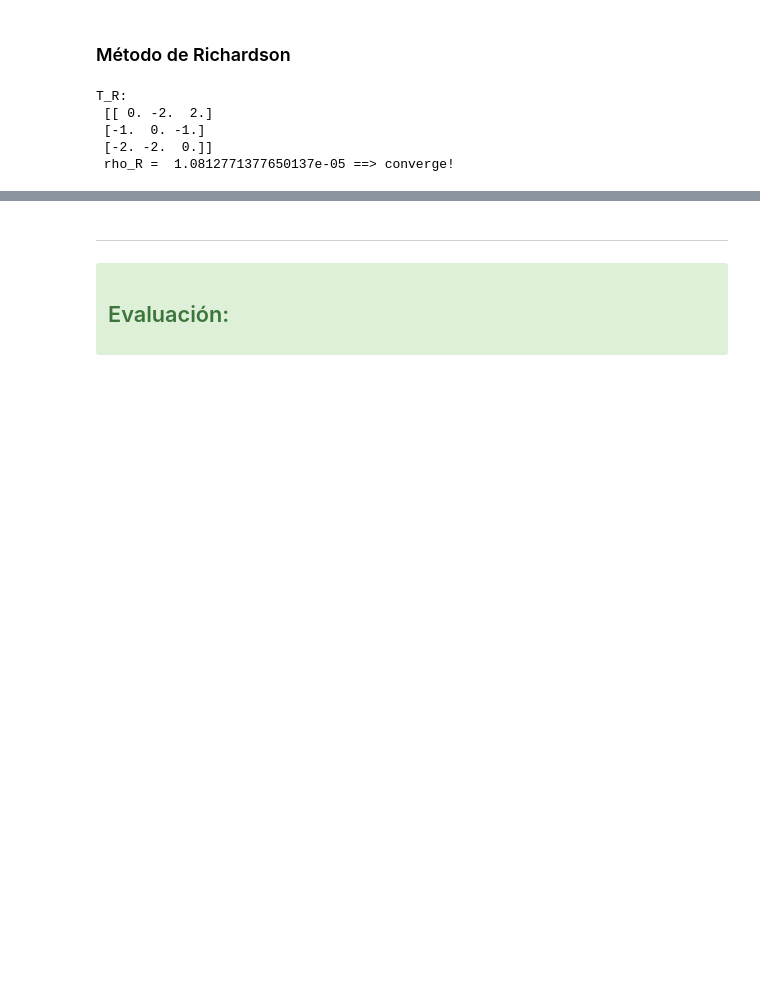
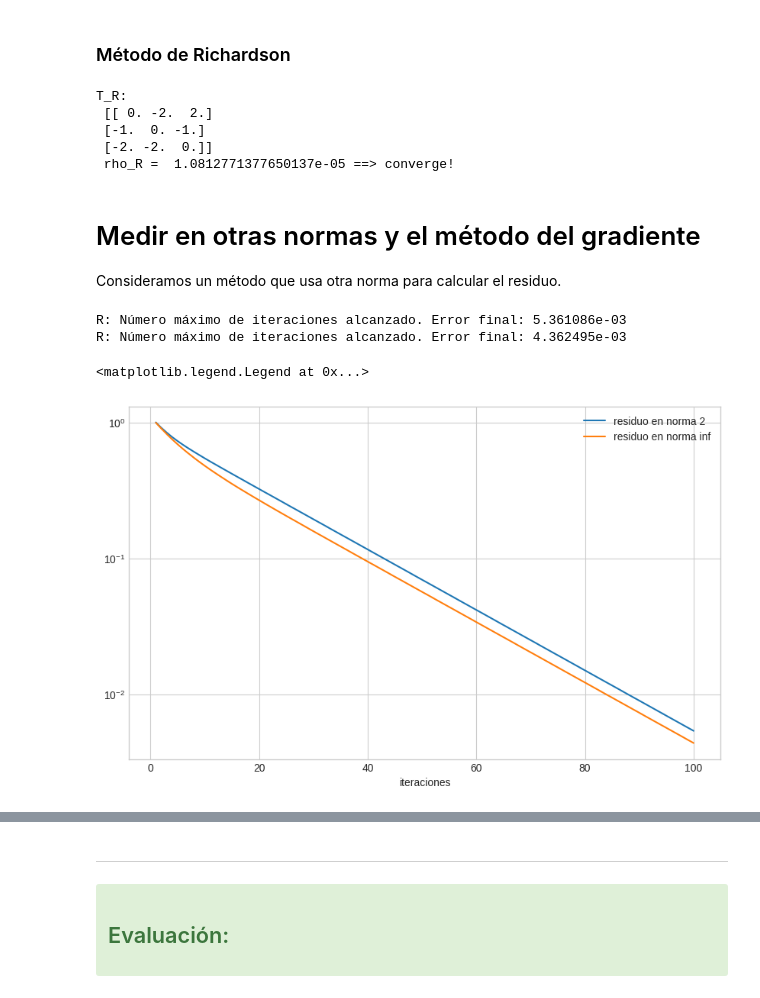
Before and after one commit to ManuelSanchezUribe/MAT2605_UC_labs, a Jupyter notebook: Lab04/lab04.ipynb, the cells around one changed output, grey strips where cells are left out. Saved outputs shown, nothing was run; the diff lists cells and outputs as text; code cells hidden in the pictures; blank space fills up the shorter version.

```diff
--- a/Lab04/lab04.ipynb
+++ b/Lab04/lab04.ipynb
@@ -314,3 +314,46 @@ T_R:
  [-1.  0. -1.]
  [-2. -2.  0.]]
  rho_R =  1.0812771377650137e-05 ==> converge!
+# %% [markdown]
+# Medir en otras normas y el m&eacute;todo del gradiente
+
+Consideramos un m&eacute;todo que usa otra norma para calcular el residuo.
+# %%
+def metodo_de_Richardson(A, b, x0, w=1.0, max_iter=100, tol=1e-8, tipoNorma=2):
+    """
+    Resuelve el sistema Ax = b usando el método de Richardson
+    Input: A, b
+    Output: x
+    """
+    x = x0.copy(); n= x.size
+    residuals = []
+    for k in range(max_iter):
+        residual = b - np.dot(A, x)
+        norm_residual = np.linalg.norm(residual,tipoNorma)
+        residuals.append(norm_residual)
+        if norm_residual < tol:
+            print(f"   {k+1}      | {norm_residual:.6f}")
+            print("\nConvergencia alcanzada.")
+            return x, residuals
+        x = x + w*residual
+
+    print(f"R: Número máximo de iteraciones alcanzado. Error final: {norm_residual:.6e}")
+    return x, residuals
+# %%
+A = np.array([[1.0, 0.5,0.5],[0.5,1.0,0.5],[0.5,0.5,1.0]])
+b = np.array([1.0,-.1,0.0])
+
+x,residuals2 = metodo_de_Richardson(A, b, np.zeros(3), 0.1, 100, 1e-8, 2)
+x,residualsInf = metodo_de_Richardson(A, b, np.zeros(3), 0.1, 100, 1e-8, np.inf)
+
+iter2 = [j+1 for j in range(len(residuals2))]
+iterInf = [j+1 for j in range(len(residualsInf))]
+plt.semilogy(iter2,residuals2,label='residuo en norma 2')
+plt.semilogy(iterInf,residualsInf,label='residuo en norma inf')
+plt.xlabel('iteraciones')
+plt.legend()
+# %% [output]
+R: Número máximo de iteraciones alcanzado. Error final: 5.361086e-03
+R: Número máximo de iteraciones alcanzado. Error final: 4.362495e-03
+<matplotlib.legend.Legend at 0x...>
+[figure, added]
```
Also changed, not shown: parts of 7 cells of this notebook.
